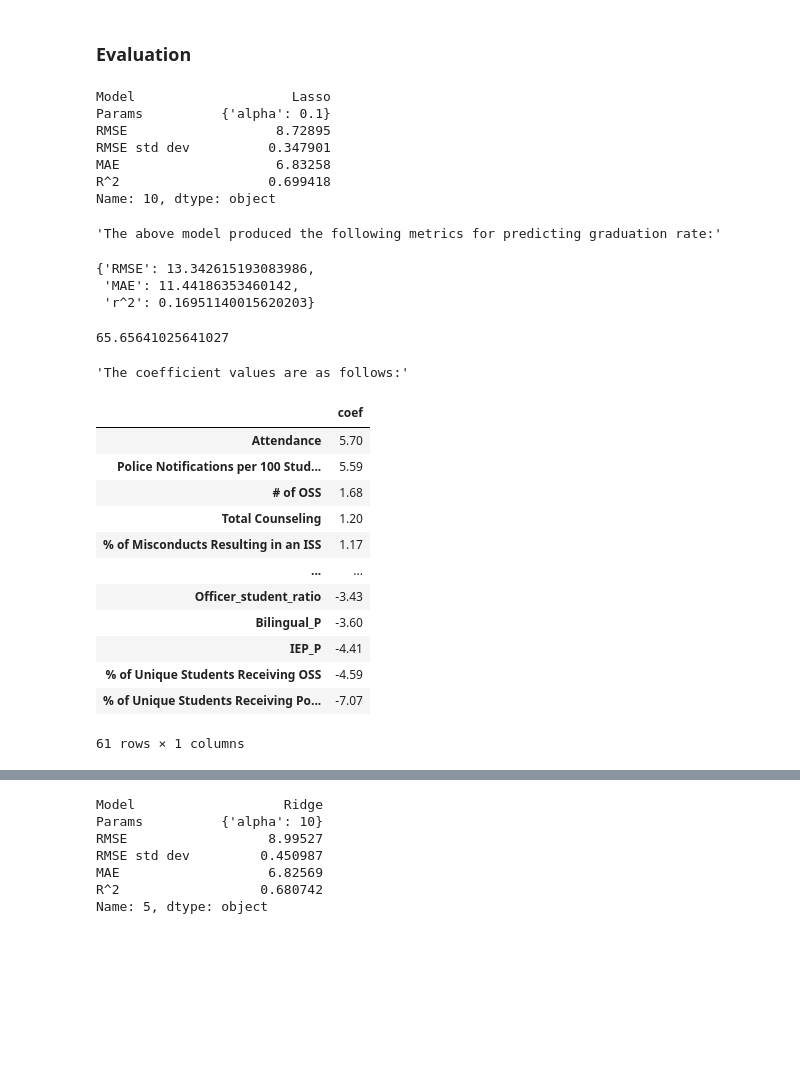
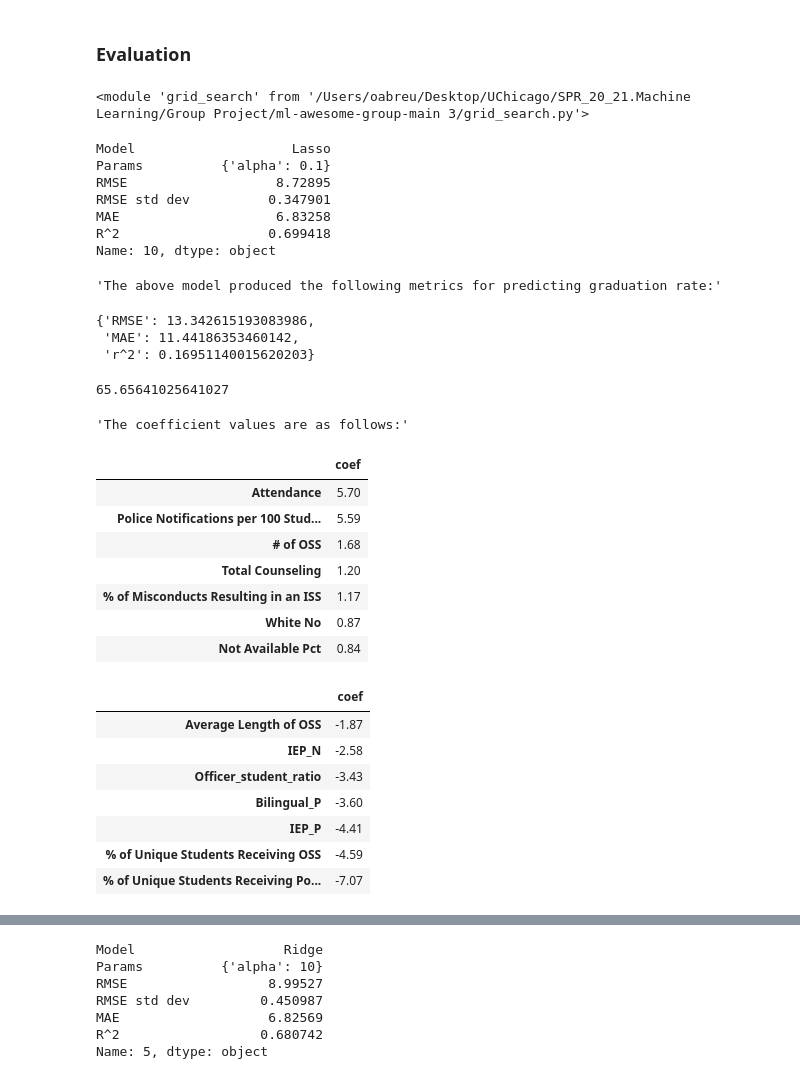
Before and after one commit to oabreu86/Policing-in-Schools-Predicting-Graduation-Rates-on-the-Criminalization-of-Students, a Jupyter notebook: Final_data_analysis.ipynb, the cells around one changed output, grey strips where cells are left out. Cells and saved outputs as stored; diff of their text form; code cells hidden in the pictures; blank space fills up the shorter version.

```diff
--- a/Final_data_analysis.ipynb
+++ b/Final_data_analysis.ipynb
@@ -177,6 +177,12 @@ p_grid = {"LinearRegression" : [{}],
                           for y in [.1, .3, .5, .7, .9]]}
 # %% [markdown]
 ### Evaluation
+# %%
+from imp import reload
+import grid_search
+reload(grid_search)
+# %% [output]
+<module 'grid_search' from '/Users/oabreu/Desktop/UChicago/SPR_20_21.Machine Learning/Group Project/ml-awesome-group-main 3/grid_search.py'>
 # %%
 models_table = {'Model':["Linear", "Subset", "Polynomial"], 'RMSE':[], 'MAE':[], 'r^2':[]}
 top_models = []
@@ -186,34 +192,38 @@ top_models.append(test_results)
 # %%
 display(best)
 display("The above model produced the following metrics for predicting graduation rate:")
 display(test_results)
 coefs, results = helper.find_features(school_data, best)
 display("The coefficient values are as follows:")
-display(coefs)
+display(coefs.head(7))
+display(coefs.tail(7))
 # %% [output]
 Model                    Lasso
 Params          {'alpha': 0.1}
 RMSE                   8.72895
 RMSE std dev          0.347901
 MAE                    6.83258
 R^2                   0.699418
 Name: 10, dtype: object
 'The above model produced the following metrics for predicting graduation rate:'
 {'RMSE': 13.342615193083986,
  'MAE': 11.44186353460142,
  'r^2': 0.16951140015620203}
 65.65641025641027
 'The coefficient values are as follows:'
 |  | coef |
 | Attendance | 5.70 |
 | Police Notifications per 100 Stud... | 5.59 |
 | # of OSS | 1.68 |
 | Total Counseling | 1.20 |
 | % of Misconducts Resulting in an ISS | 1.17 |
-| ... | ... |
-| Officer_student_ratio | -3.43 |
-| Bilingual_P | -3.60 |
-| IEP_P | -4.41 |
-| % of Unique Students Receiving OSS | -4.59 |
-| % of Unique Students Receiving Po... | -7.07 |
+| White No | 0.87 |
+| Not Available Pct | 0.84 |
-61 rows × 1 columns
+|  | coef |
+| Average Length of OSS | -1.87 |
+| IEP_N | -2.58 |
+| Officer_student_ratio | -3.43 |
+| Bilingual_P | -3.60 |
+| IEP_P | -4.41 |
+| % of Unique Students Receiving OSS | -4.59 |
+| % of Unique Students Receiving Po... | -7.07 |
```
Also changed, not shown: parts of 10 cells of this notebook.
